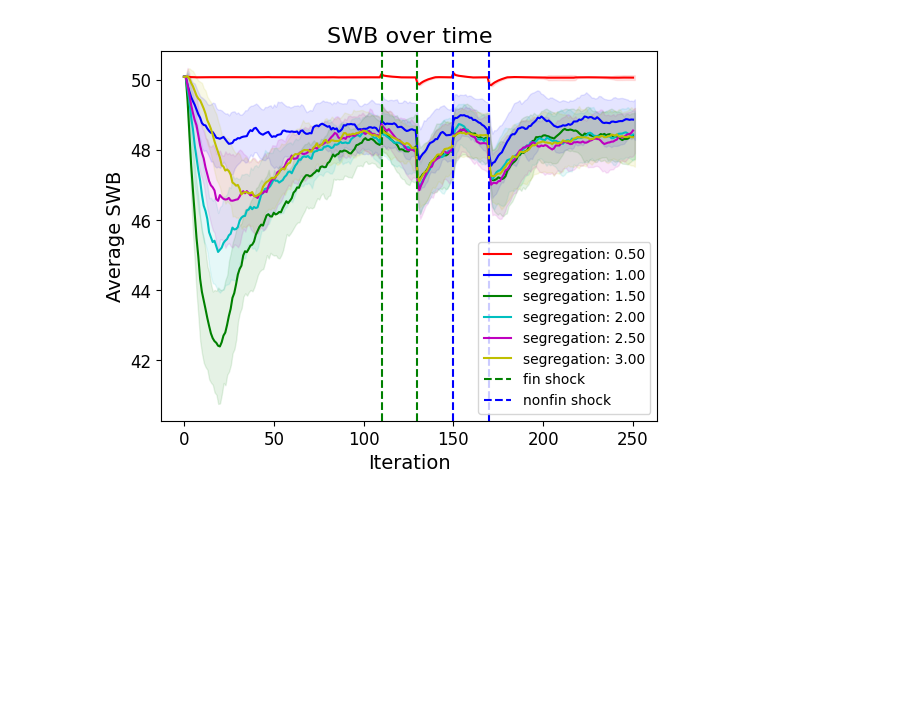
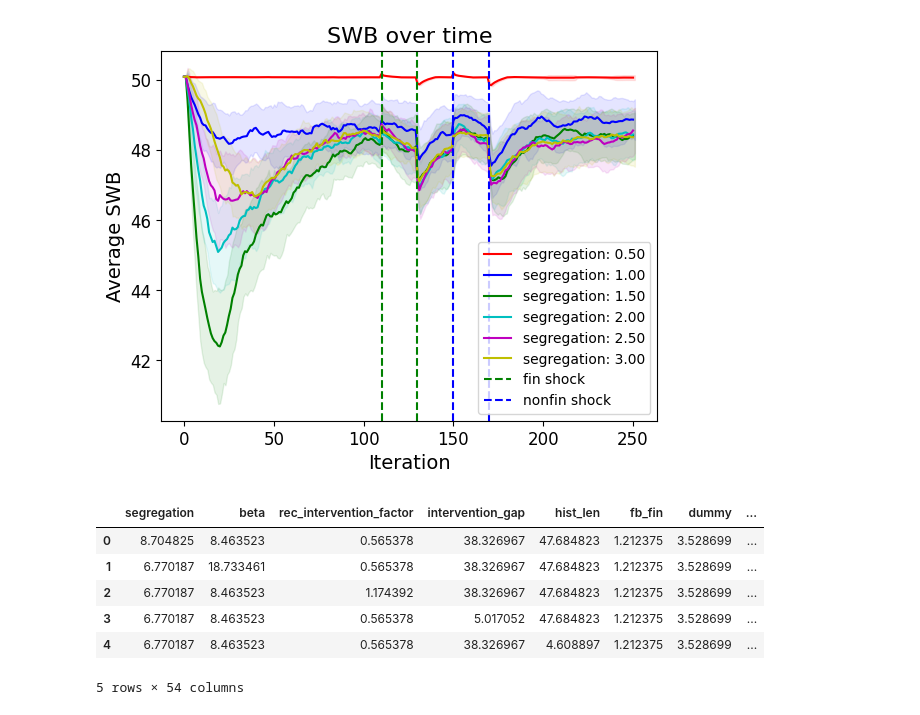
Before and after one commit to arendgeerlofs/SWB, a Jupyter notebook: plots.ipynb, the cells around one changed output. Cells and saved outputs as stored; diff of their text form; code cells hidden in the pictures; blank space fills up the shorter version.

```diff
--- a/plots.ipynb
+++ b/plots.ipynb
@@ -652,3 +648,13 @@ plt.show()
 # %% [output]
 [0.5 1.  1.5 2.  2.5 3. ]
 [figure]
+# %%
+df.head()
+# %% [output]
+|  | segregation | beta | rec_intervention_factor | intervention_gap | hist_len | fb_fin | dummy | ... |
+| 0 | 8.704825 | 8.463523 | 0.565378 | 38.326967 | 47.684823 | 1.212375 | 3.528699 | ... |
+| 1 | 6.770187 | 18.733461 | 0.565378 | 38.326967 | 47.684823 | 1.212375 | 3.528699 | ... |
+| 2 | 6.770187 | 8.463523 | 1.174392 | 38.326967 | 47.684823 | 1.212375 | 3.528699 | ... |
+| 3 | 6.770187 | 8.463523 | 0.565378 | 5.017052 | 47.684823 | 1.212375 | 3.528699 | ... |
+| 4 | 6.770187 | 8.463523 | 0.565378 | 38.326967 | 4.608897 | 1.212375 | 3.528699 | ... |
+5 rows × 54 columns
```
Also changed, not shown: parts of 2 cells of this notebook, 7 other files.
